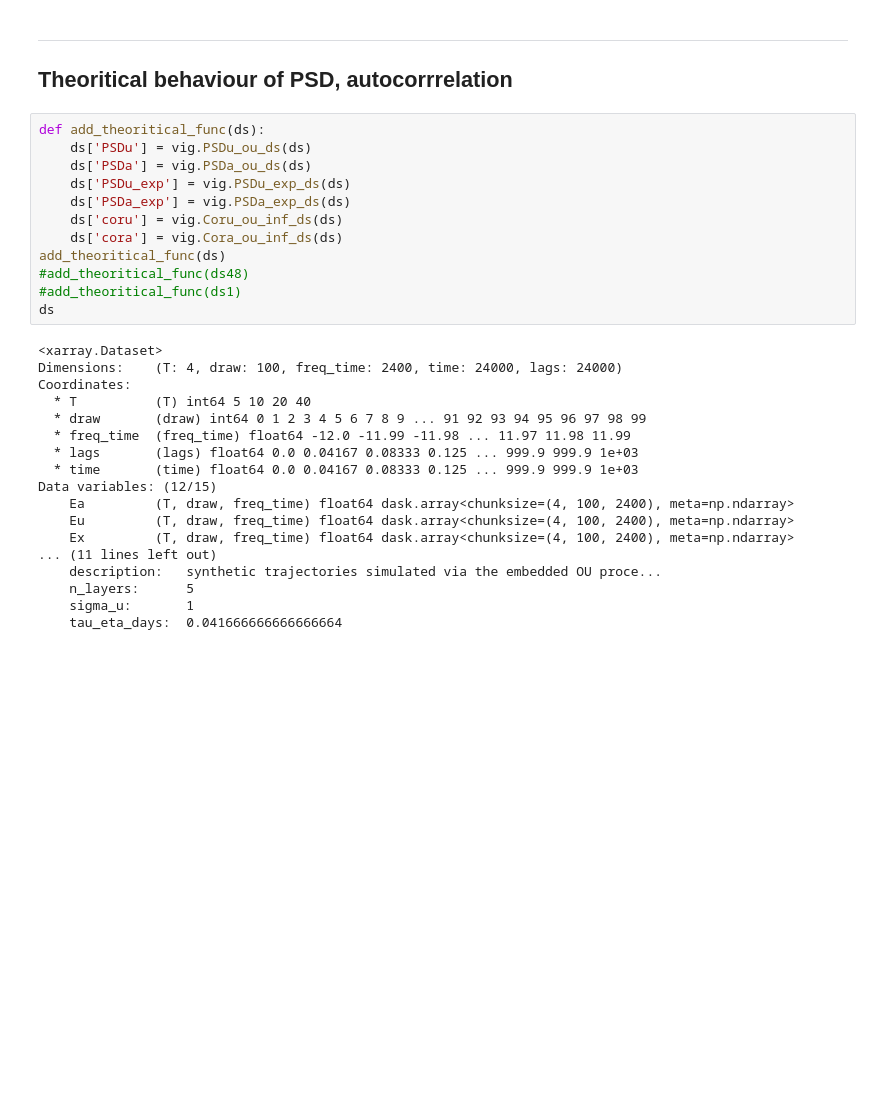
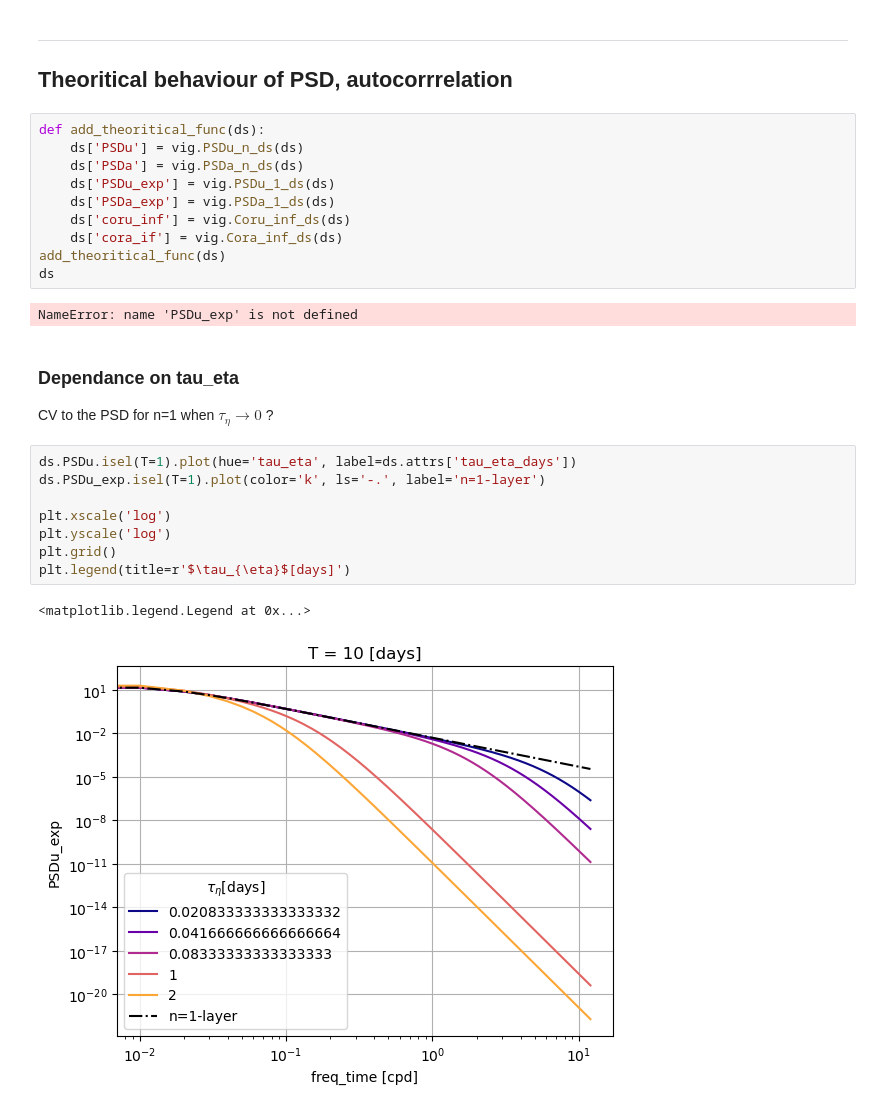
Before and after one commit to margot-demol/PhD, a Jupyter notebook: GDP/synthetics_trajectories/notebooks/diag_synthetic_trajectories_ou.ipynb, the cells around one changed output. Drawn from its saved outputs; the diff is of its cells as text; blank space fills up the shorter version.

```diff
--- a/GDP/synthetics_trajectories/notebooks/diag_synthetic_trajectories_ou.ipynb
+++ b/GDP/synthetics_trajectories/notebooks/diag_synthetic_trajectories_ou.ipynb
@@ -162,31 +90,27 @@ ________________
 ## Theoritical behaviour of PSD, autocorrrelation
 # %%
 def add_theoritical_func(ds):
-    ds['PSDu'] = vig.PSDu_ou_ds(ds)
-    ds['PSDa'] = vig.PSDa_ou_ds(ds)
-    ds['PSDu_exp'] = vig.PSDu_exp_ds(ds)
-    ds['PSDa_exp'] = vig.PSDa_exp_ds(ds)
-    ds['coru'] = vig.Coru_ou_inf_ds(ds)
-    ds['cora'] = vig.Cora_ou_inf_ds(ds)
+    ds['PSDu'] = vig.PSDu_n_ds(ds)
+    ds['PSDa'] = vig.PSDa_n_ds(ds)
+    ds['PSDu_exp'] = vig.PSDu_1_ds(ds)
+    ds['PSDa_exp'] = vig.PSDa_1_ds(ds)
+    ds['coru_inf'] = vig.Coru_inf_ds(ds)
+    ds['cora_if'] = vig.Cora_inf_ds(ds)
 add_theoritical_func(ds)
-#add_theoritical_func(ds48)
-#add_theoritical_func(ds1)
 ds
 # %% [output]
-<xarray.Dataset>
-Dimensions:    (T: 4, draw: 100, freq_time: 2400, time: 24000, lags: 24000)
-Coordinates:
-  * T          (T) int64 5 10 20 40
-  * draw       (draw) int64 0 1 2 3 4 5 6 7 8 9 ... 91 92 93 94 95 96 97 98 99
-  * freq_time  (freq_time) float64 -12.0 -11.99 -11.98 ... 11.97 11.98 11.99
-  * lags       (lags) float64 0.0 0.04167 0.08333 0.125 ... 999.9 999.9 1e+03
-  * time       (time) float64 0.0 0.04167 0.08333 0.125 ... 999.9 999.9 1e+03
-Data variables: (12/15)
-    Ea         (T, draw, freq_time) float64 dask.array<chunksize=(4, 100, 2400), meta=np.ndarray>
-    Eu         (T, draw, freq_time) float64 dask.array<chunksize=(4, 100, 2400), meta=np.ndarray>
-    Ex         (T, draw, freq_time) float64 dask.array<chunksize=(4, 100, 2400), meta=np.ndarray>
-... (11 lines left out)
-    description:   synthetic trajectories simulated via the embedded OU proce...
-    n_layers:      5
-    sigma_u:       1
-    tau_eta_days:  0.041666666666666664
+NameError: name 'PSDu_exp' is not defined
+# %% [markdown]
+### Dependance on tau_eta
+CV to the PSD for n=1 when $\tau_{\eta} \rightarrow 0$ ?
+# %%
+ds.PSDu.isel(T=1).plot(hue='tau_eta', label=ds.attrs['tau_eta_days'])
+ds.PSDu_exp.isel(T=1).plot(color='k', ls='-.', label='n=1-layer')
+
+plt.xscale('log')
+plt.yscale('log')
+plt.grid()
+plt.legend(title=r'$\tau_{\eta}$[days]')
+# %% [output]
+<matplotlib.legend.Legend at 0x...>
+[figure, added]
```
Also changed, not shown: parts of 30 cells of this notebook, 3 other files.
